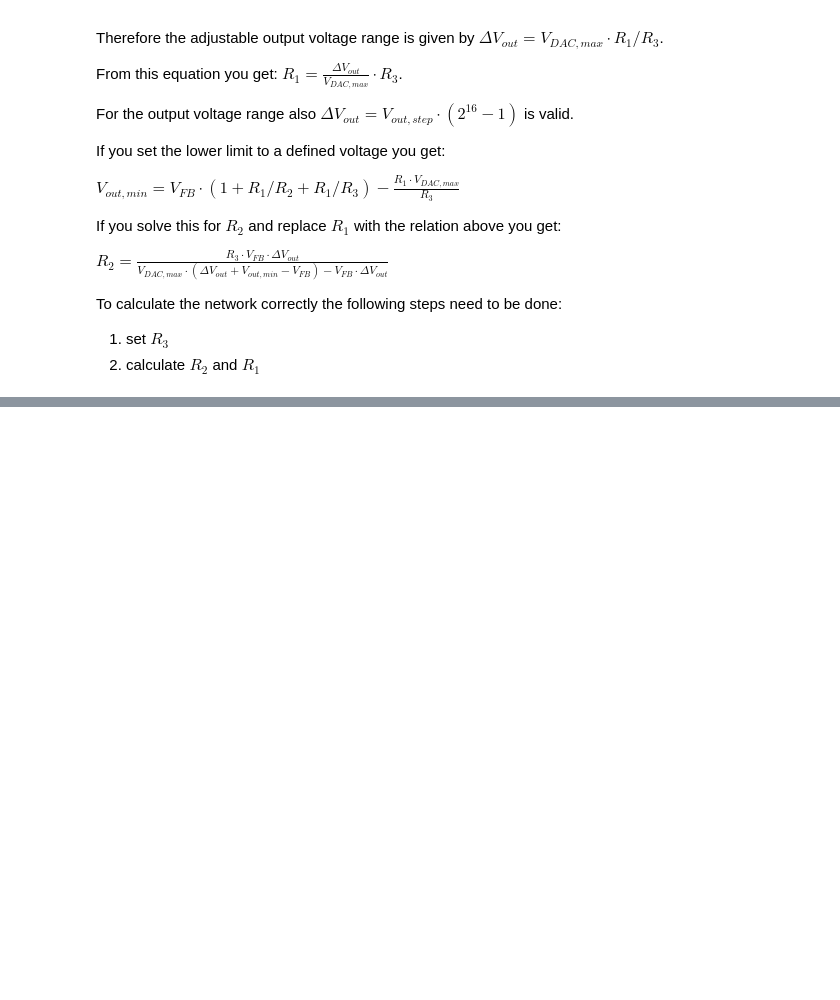
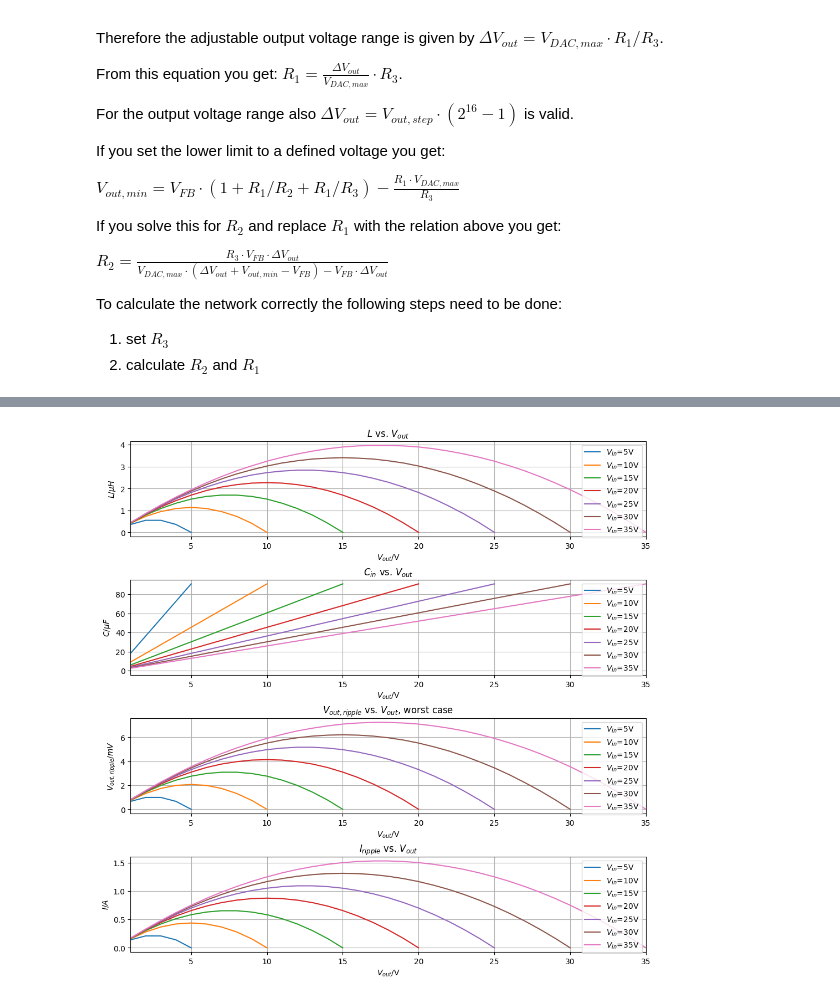
Before and after one commit to juulsA/usb-c-pd-vps, a Jupyter notebook: calculations/usb-c-pd-vps.ipynb, the cells around one changed output, grey strips where cells are left out. Cells and saved outputs as stored; diff of their text form; code cells hidden in the pictures; blank space fills up the shorter version.

Commit message:
added calculations and component values

```diff
--- a/calculations/usb-c-pd-vps.ipynb
+++ b/calculations/usb-c-pd-vps.ipynb
@@ -214,0 +225,94 @@ R3: 9100
+# %%
+import numpy as np
+import matplotlib.pyplot as plt
+
+### BASIC BUCK-REGULATOR CALCULATIONS ###
+def calculate_buck_regulator_components(v_in, v_out, f_sw, i_out, di, dv_in = 100e-3, dv_out = 10e-3, l_tol = 20, c_tol = 20):
+	# CALCULTE SWITCHING-PERIOD IN SEC
+	t = 1 / f_sw
+	# CALCULATE DUTY-CYCLE
+	dc = v_out / v_in
+	# CALCULATE MINIMAL INDUCTANCE
+	l = ( v_out * (1 - dc) ) / ( di * f_sw )
+	# CALCULATE MINIMAL INPUT CAPACITANCE
+	c_in = (dc * t * i_out) / dv_in
+	# CALCULATE MINIMAL OUTPUT CAPACITANCE
+	c_out = ( t * di ) / ( 8 * dv_out )
+
+	return t, dc, l, c_in, c_out
+
+def calculate_buck_regulator_parameters(v_in, v_out, f_sw, l, i_out, c_out, c_in):
+	# CALCULTE SWITCHING-PERIOD IN SEC
+	t = 1 / f_sw
+	# CALCULATE DUTY-CYCLE
+	dc = v_out / v_in
+	# CALCULATE DELTA I
+	di = -( (dc - 1) * v_out ) / ( l * f_sw )
+	# CALCULATE MAX. INDUCTOR CURRENT
+	il_max = ( di + 2 * i_out ) / 2
+	# CALCULATE INPUT VOLTAGE RIPPLE
+	dv_in = ( dc * t * i_out ) / c_in
+	# CALCULATE OUTPUT VOLTAGE RIPPLE
+	dv_out = ( t * di ) / ( 8 * c_out )
+
+	return t, dc, di, il_max, dv_out
+
+f_sw = 2.2e6
+i_out = 10
+di = 1
+
+v_in = np.arange(5, 36, 5)
+
+fig, ax = plt.subplots(4, 1, constrained_layout=True, figsize=(10, 10)) # create figure
+
+for i in range(len(v_in)):
+	v_out = np.arange(0, v_in[i] + 1, 1)
+	t, dc, l , c_in, c_out = calculate_buck_regulator_components(v_in[i], v_out, f_sw, i_out, di, 0.05, 5e-3)
+
+	# print("Cout = ", np.round(c_out/1e-6,2), "uF")
+
+	ax[0].plot(v_out, np.round(l / 1e-6,2))
+	ax[1].plot(v_out, np.round(c_in / 1e-6,2))
+
+# calculate for actual values
+l = 2.6e-6
+c_in = 12e-6
+c_out = 12e-6
+
+for i in range(len(v_in)):
+	v_out = np.arange(1, v_in[i] + 1, 1)
+	t, dc, di, il_max, dv_out = calculate_buck_regulator_parameters(v_in[i], v_out, f_sw, l, i_out, c_out, c_in)
+
+	ax[2].plot(v_out, np.round(dv_out / 1e-3,2))
+	ax[3].plot(v_out, di)
+
+# plots
+ax[0].set_title('$L$ vs. $V_{out}$')
+ax[0].legend(['$V_{in}$=5V', '$V_{in}$=10V', '$V_{in}$=15V', '$V_{in}$=20V', '$V_{in}$=25V', '$V_{in}$=30V', '$V_{in}$=35V'])
+ax[0].set_xlabel('$V_{out}$/V')
+ax[0].set_ylabel('$L/\mu H$')
+ax[0].set_xlim(np.min(v_out),np.max(v_out))
+ax[0].grid(True)
+
+ax[1].set_title('$C_{in}$ vs. $V_{out}$')
+ax[1].legend(['$V_{in}$=5V', '$V_{in}$=10V', '$V_{in}$=15V', '$V_{in}$=20V', '$V_{in}$=25V', '$V_{in}$=30V', '$V_{in}$=35V'])
+ax[1].set_xlabel('$V_{out}$/V')
+ax[1].set_ylabel('$C/\mu F$')
+ax[1].set_xlim(np.min(v_out),np.max(v_out))
+ax[1].grid(True)
+
+ax[2].set_title('$V_{out,ripple}$ vs. $V_{out}$, worst case')
+ax[2].legend(['$V_{in}$=5V', '$V_{in}$=10V', '$V_{in}$=15V', '$V_{in}$=20V', '$V_{in}$=25V', '$V_{in}$=30V', '$V_{in}$=35V'])
+ax[2].set_xlabel('$V_{out}$/V')
+ax[2].set_ylabel('$V_{out, ripple}/mV$')
+ax[2].set_xlim(np.min(v_out),np.max(v_out))
+ax[2].grid(True)
+
+ax[3].set_title('$I_{ripple}$ vs. $V_{out}$')
+ax[3].legend(['$V_{in}$=5V', '$V_{in}$=10V', '$V_{in}$=15V', '$V_{in}$=20V', '$V_{in}$=25V', '$V_{in}$=30V', '$V_{in}$=35V'])
+ax[3].set_xlabel('$V_{out}$/V')
+ax[3].set_ylabel('$I/A$')
+ax[3].set_xlim(np.min(v_out),np.max(v_out))
+ax[3].grid(True)
+# %% [output]
+[figure, added]
```
Also changed, not shown: parts of 2 cells of this notebook, 4 other files.
